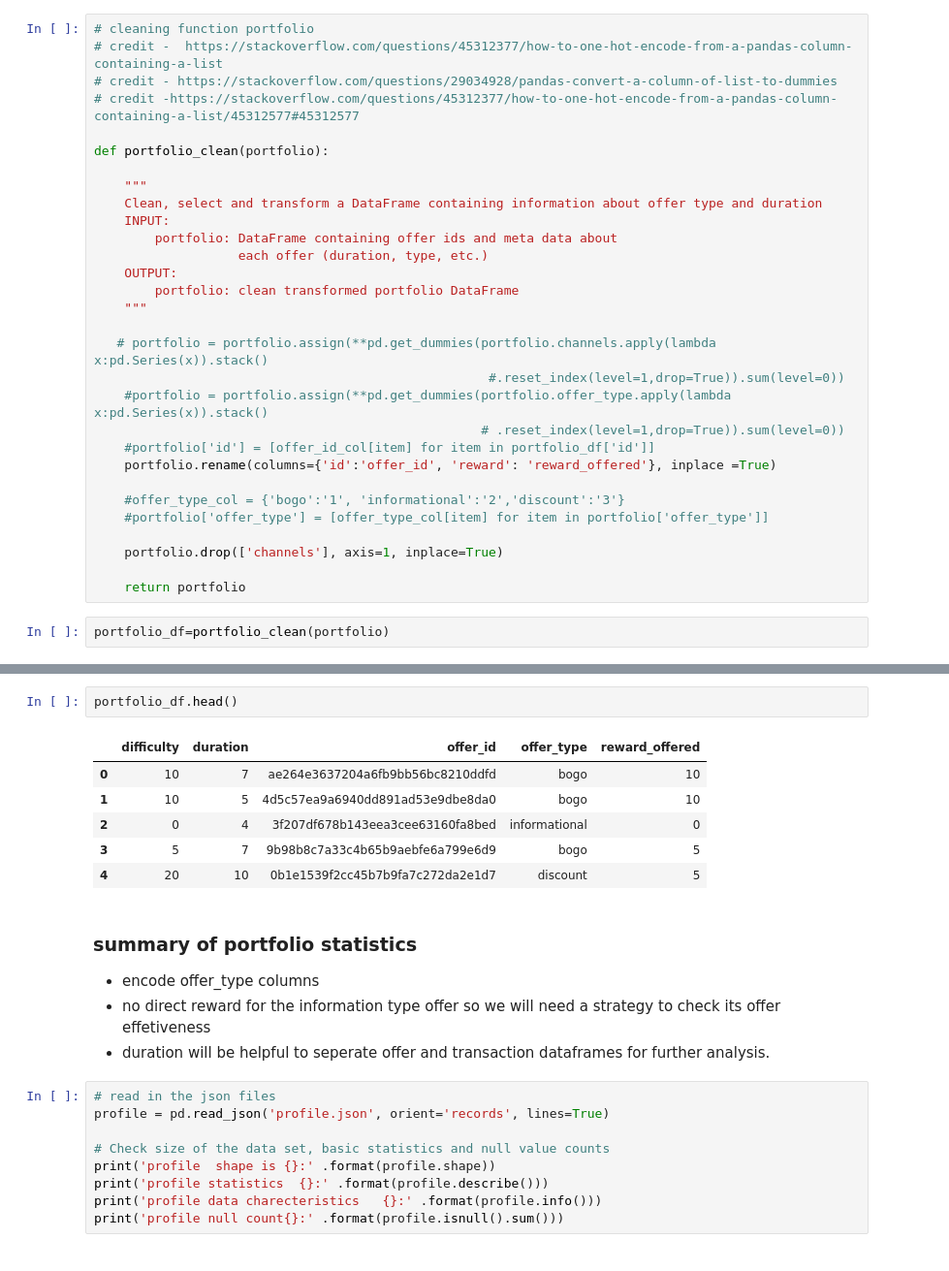
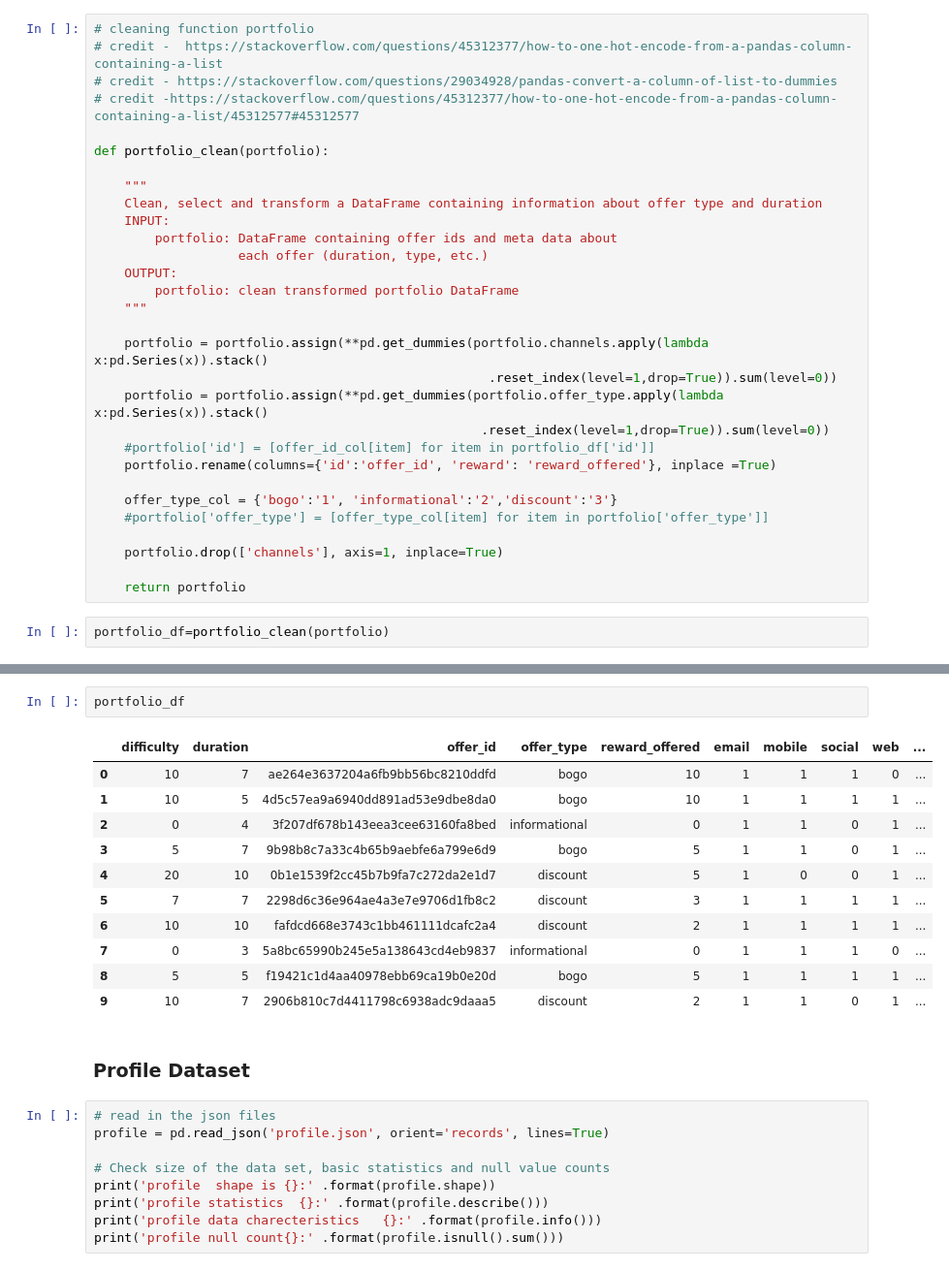
Before and after one commit to sharvaridhote/DataScience-Capstone-Udacity, a Jupyter notebook: Starbuck_Challange_Capstone_final.ipynb, the cells around one changed output, grey strips where cells are left out. Shown: that part at 97% size. Drawn from its saved outputs; the diff is of its cells as text.

```diff
--- a/Starbuck_Challange_Capstone_final.ipynb
+++ b/Starbuck_Challange_Capstone_final.ipynb
@@ -140,14 +112,14 @@ def portfolio_clean(portfolio):
         portfolio: clean transformed portfolio DataFrame
     """
 
-   # portfolio = portfolio.assign(**pd.get_dummies(portfolio.channels.apply(lambda x:pd.Series(x)).stack()
-                                                    #.reset_index(level=1,drop=True)).sum(level=0))
-    #portfolio = portfolio.assign(**pd.get_dummies(portfolio.offer_type.apply(lambda x:pd.Series(x)).stack()
-                                                   # .reset_index(level=1,drop=True)).sum(level=0))
+    portfolio = portfolio.assign(**pd.get_dummies(portfolio.channels.apply(lambda x:pd.Series(x)).stack()
+                                                    .reset_index(level=1,drop=True)).sum(level=0))
+    portfolio = portfolio.assign(**pd.get_dummies(portfolio.offer_type.apply(lambda x:pd.Series(x)).stack()
+                                                   .reset_index(level=1,drop=True)).sum(level=0))
     #portfolio['id'] = [offer_id_col[item] for item in portfolio_df['id']]
     portfolio.rename(columns={'id':'offer_id', 'reward': 'reward_offered'}, inplace =True)
 
-    #offer_type_col = {'bogo':'1', 'informational':'2','discount':'3'}
+    offer_type_col = {'bogo':'1', 'informational':'2','discount':'3'}
     #portfolio['offer_type'] = [offer_type_col[item] for item in portfolio['offer_type']]
 
     portfolio.drop(['channels'], axis=1, inplace=True)
@@ -158,17 +140,19 @@ portfolio_df=portfolio_clean(portfolio)
 # %%
-portfolio_df.head()
+portfolio_df
 # %% [output]
-|  | difficulty | duration | offer_id | offer_type | reward_offered |
-| 0 | 10 | 7 | ae264e3637204a6fb9bb56bc8210ddfd | bogo | 10 |
-| 1 | 10 | 5 | 4d5c57ea9a6940dd891ad53e9dbe8da0 | bogo | 10 |
-| 2 | 0 | 4 | 3f207df678b143eea3cee63160fa8bed | informational | 0 |
-| 3 | 5 | 7 | 9b98b8c7a33c4b65b9aebfe6a799e6d9 | bogo | 5 |
-| 4 | 20 | 10 | 0b1e1539f2cc45b7b9fa7c272da2e1d7 | discount | 5 |
+|  | difficulty | duration | offer_id | offer_type | reward_offered | email | mobile | social | web | ... |
+| 0 | 10 | 7 | ae264e3637204a6fb9bb56bc8210ddfd | bogo | 10 | 1 | 1 | 1 | 0 | ... |
+| 1 | 10 | 5 | 4d5c57ea9a6940dd891ad53e9dbe8da0 | bogo | 10 | 1 | 1 | 1 | 1 | ... |
+| 2 | 0 | 4 | 3f207df678b143eea3cee63160fa8bed | informational | 0 | 1 | 1 | 0 | 1 | ... |
+| 3 | 5 | 7 | 9b98b8c7a33c4b65b9aebfe6a799e6d9 | bogo | 5 | 1 | 1 | 0 | 1 | ... |
+| 4 | 20 | 10 | 0b1e1539f2cc45b7b9fa7c272da2e1d7 | discount | 5 | 1 | 0 | 0 | 1 | ... |
+| 5 | 7 | 7 | 2298d6c36e964ae4a3e7e9706d1fb8c2 | discount | 3 | 1 | 1 | 1 | 1 | ... |
+| 6 | 10 | 10 | fafdcd668e3743c1bb461111dcafc2a4 | discount | 2 | 1 | 1 | 1 | 1 | ... |
+| 7 | 0 | 3 | 5a8bc65990b245e5a138643cd4eb9837 | informational | 0 | 1 | 1 | 1 | 0 | ... |
+| 8 | 5 | 5 | f19421c1d4aa40978ebb69ca19b0e20d | bogo | 5 | 1 | 1 | 1 | 1 | ... |
+| 9 | 10 | 7 | 2906b810c7d4411798c6938adc9daaa5 | discount | 2 | 1 | 1 | 0 | 1 | ... |
-# %% [markdown]
-### summary of  portfolio statistics
-- encode offer_type columns
-- no direct reward for the information type offer so we will need a strategy to check its offer effetiveness
-- duration will be helpful to seperate offer and transaction dataframes for further analysis.
+# %% [markdown]
+### Profile Dataset
 # %%
 # read in the json files
 profile = pd.read_json('profile.json', orient='records', lines=True)
```
Also changed, not shown: parts of 121 cells of this notebook.
